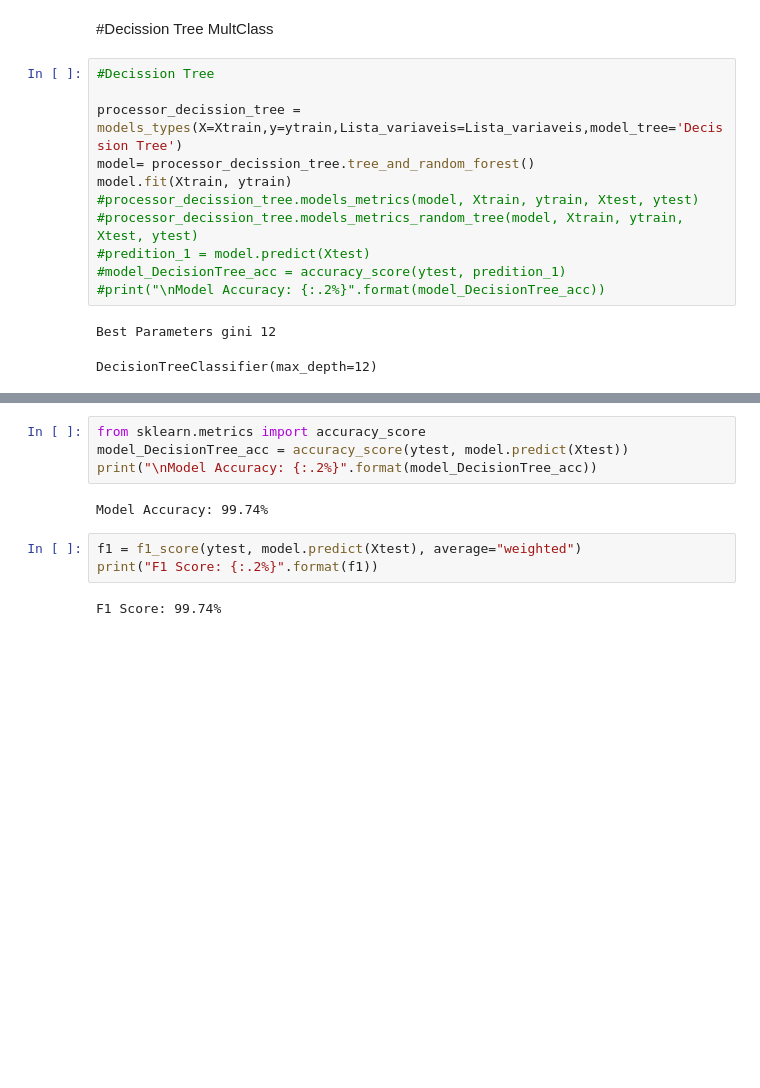
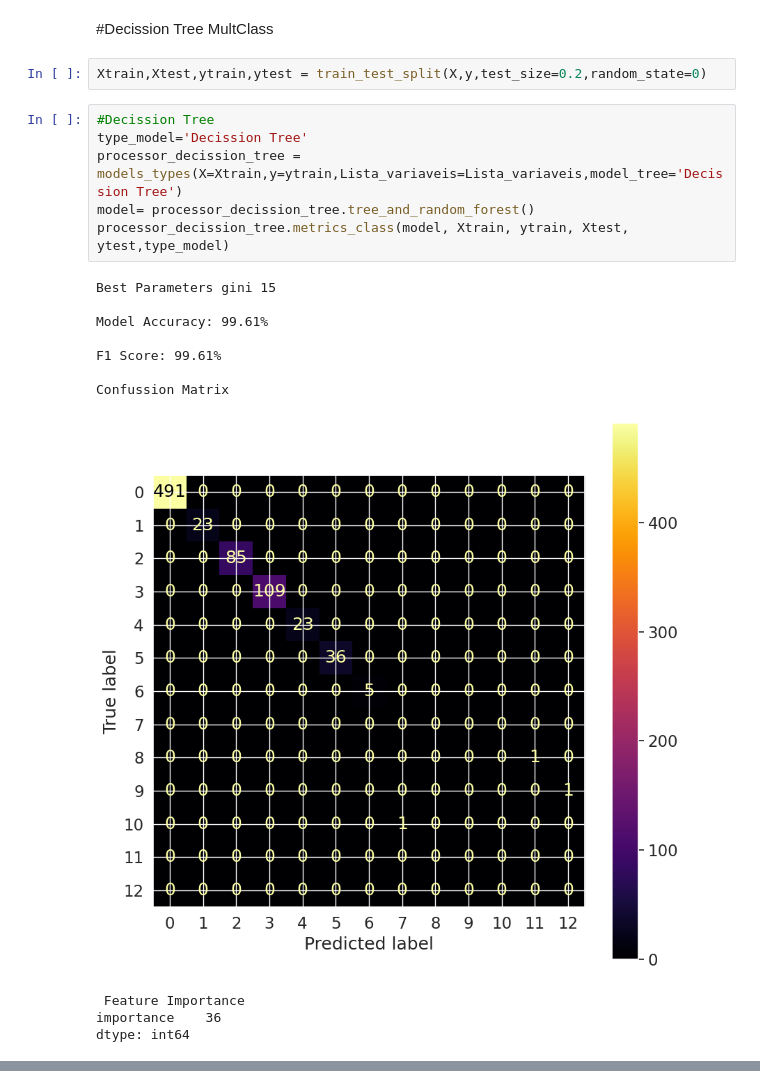
Before and after one commit to Fabio343/Data-Science-Appications, a Jupyter notebook: Models_Multclass.ipynb, the cells around one changed output, grey strips where cells are left out. Drawn from its saved outputs; the diff is of its cells as text; blank space fills up the shorter version.

Commit message:
Updating the metric function to multclass models

```diff
--- a/Models_Multclass.ipynb
+++ b/Models_Multclass.ipynb
@@ -539,16 +525,22 @@ Confussion Matrix
 # %% [markdown]
 #Decission Tree MultClass
+# %%
+Xtrain,Xtest,ytrain,ytest = train_test_split(X,y,test_size=0.2,random_state=0)
 # %%
 #Decission Tree
-
+type_model='Decission Tree'
 processor_decission_tree = models_types(X=Xtrain,y=ytrain,Lista_variaveis=Lista_variaveis,model_tree='Decission Tree')
 model= processor_decission_tree.tree_and_random_forest()
-model.fit(Xtrain, ytrain)
-#processor_decission_tree.models_metrics(model, Xtrain, ytrain, Xtest, ytest)
-#processor_decission_tree.models_metrics_random_tree(model, Xtrain, ytrain, Xtest, ytest)
-#predition_1 = model.predict(Xtest)
-#model_DecisionTree_acc = accuracy_score(ytest, predition_1)
-#print("\nModel Accuracy: {:.2%}".format(model_DecisionTree_acc))
+processor_decission_tree.metrics_class(model, Xtrain, ytrain, Xtest, ytest,type_model)
 # %% [output]
-Best Parameters gini 12
+Best Parameters gini 15
+
+Model Accuracy: 99.61%
+
+F1 Score: 99.61%
+
+Confussion Matrix
+[figure, added]
-DecisionTreeClassifier(max_depth=12)
+ Feature Importance
+importance    36
+dtype: int64
@@ -555,11 +547,0 @@ DecisionTreeClassifier(max_depth=12)
-# %%
-from sklearn.metrics import accuracy_score
-model_DecisionTree_acc = accuracy_score(ytest, model.predict(Xtest))
-print("\nModel Accuracy: {:.2%}".format(model_DecisionTree_acc))
-# %% [output]
-Model Accuracy: 99.74%
-# %%
-f1 = f1_score(ytest, model.predict(Xtest), average="weighted")
-print("F1 Score: {:.2%}".format(f1))
-# %% [output]
-F1 Score: 99.74%
```
Also changed, not shown: parts of 12 cells of this notebook.
